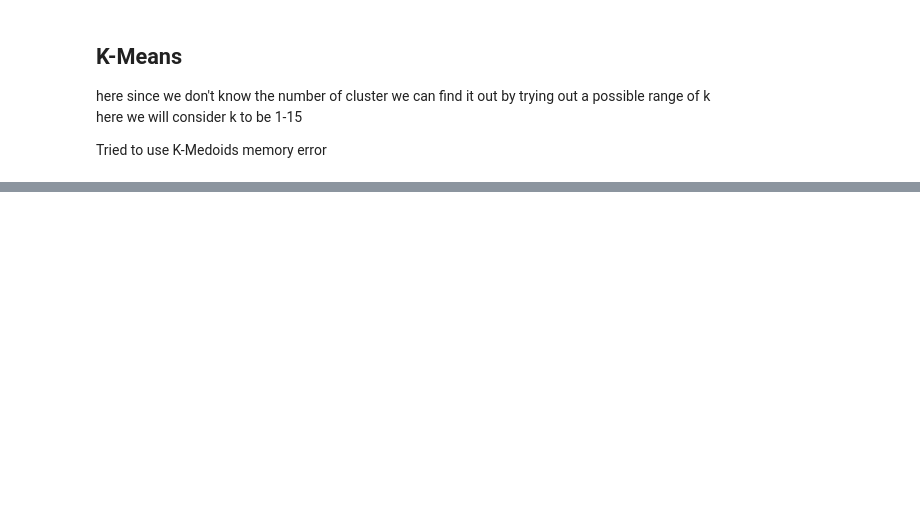
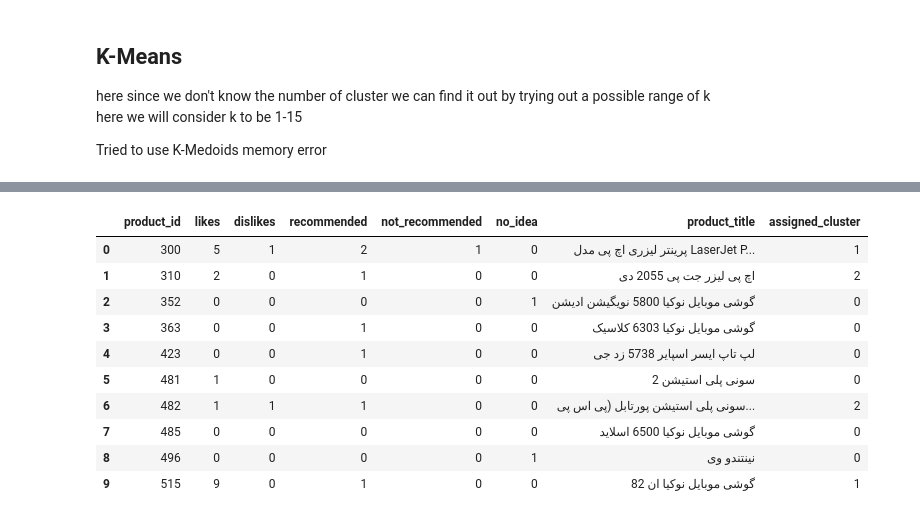
Before and after one commit to sulaimanbehzad/Clustering_according_to_item_popularity, a Jupyter notebook: clustering.ipynb, the cells around one changed output, grey strips where cells are left out. Cells and saved outputs as stored; diff of their text form; code cells hidden in the pictures; blank space fills up the shorter version.

```diff
--- a/clustering.ipynb
+++ b/clustering.ipynb
@@ -456,0 +482,18 @@ Looking at the number of clusters we can see that @k=4 the curve is bent and upp
+# %%
+k_mean = KMeans(n_clusters=3, n_init=40, init='k-means++')
+k_mean.fit(X)
+labels = k_mean.labels_
+final_df['assigned_cluster'] = labels
+final_df.head(10)
+# %% [output]
+|  | product_id | likes | dislikes | recommended | not_recommended | no_idea | product_title | assigned_cluster |
+| 0 | 300 | 5 | 1 | 2 | 1 | 0 | پرینتر لیزری اچ پی مدل LaserJet P... | 1 |
+| 1 | 310 | 2 | 0 | 1 | 0 | 0 | اچ پی لیزر جت پی 2055 دی | 2 |
+| 2 | 352 | 0 | 0 | 0 | 0 | 1 | گوشی موبایل نوکیا 5800 نویگیشن ادیشن | 0 |
+| 3 | 363 | 0 | 0 | 1 | 0 | 0 | گوشی موبایل نوکیا 6303 کلاسیک | 0 |
+| 4 | 423 | 0 | 0 | 1 | 0 | 0 | لپ تاپ ایسر اسپایر 5738 زد جی | 0 |
+| 5 | 481 | 1 | 0 | 0 | 0 | 0 | سونی پلی استیشن 2 | 0 |
+| 6 | 482 | 1 | 1 | 1 | 0 | 0 | سونی پلی استیشن پورتابل (پی اس پی... | 2 |
+| 7 | 485 | 0 | 0 | 0 | 0 | 0 | گوشی موبایل نوکیا 6500 اسلاید | 0 |
+| 8 | 496 | 0 | 0 | 0 | 0 | 1 | نینتندو وی | 0 |
+| 9 | 515 | 9 | 0 | 1 | 0 | 0 | گوشی موبایل نوکیا ان 82 | 1 |
```
Also changed, not shown: parts of 8 cells of this notebook.
